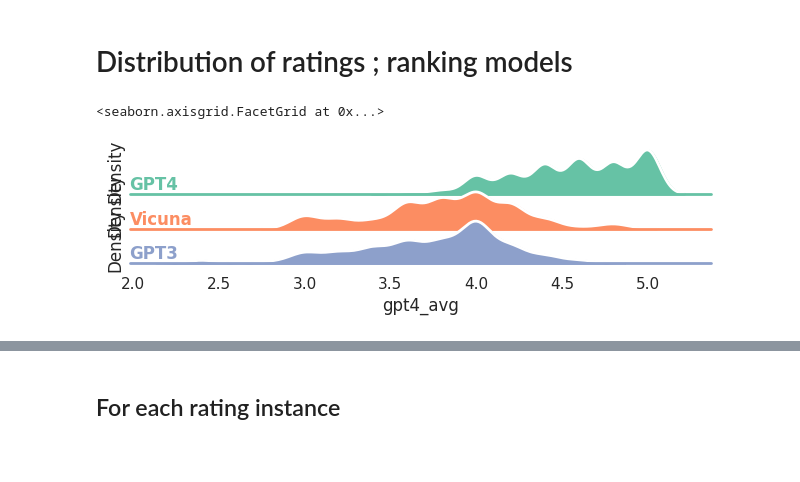
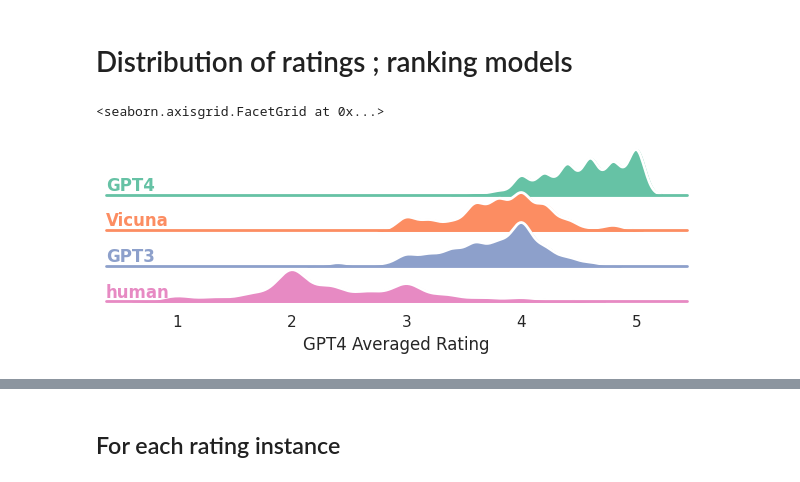
Before and after one commit to AntoineBellemare/DAT_GPT, a Jupyter notebook: notebook/machine_rating.ipynb, the cells around one changed output, grey strips where cells are left out. Cells and saved outputs as stored; diff of their text form; code cells hidden in the pictures; blank space fills up the shorter version.

Commit message:
machine rating

```diff
--- a/notebook/machine_rating.ipynb
+++ b/notebook/machine_rating.ipynb
@@ -156,33 +170,34 @@ sns.set(style="white", rc={"axes.facecolor": (0, 0, 0, 0)})
 
 # Create the data
 condition = 'flash-fiction'
 df = results_df.loc[(results_df['condition']==condition) &
-                    (results_df['temp']=='Mid') &
-                    (results_df['model']!='human')]
+                    (results_df['temp']=='Mid')]
 
 # Initialize the FacetGrid object
 g = sns.FacetGrid(df, row="model", hue="model", aspect=15, height=.5, palette='Set2')
 
 # Draw the densities in a few steps
 g.map(sns.kdeplot, "gpt4_avg", clip_on=False, fill=True, alpha=1, lw=1.5, bw_adjust=.5,)
 g.map(sns.kdeplot, "gpt4_avg", clip_on=False, color="w", lw=2, bw_adjust=.5,)
 g.map(plt.axhline, y=0, lw=2, clip_on=False)
 
 # Define and use a simple function to label the plot in axes coordinates
 def label(x, color, label):
     ax = plt.gca()
     ax.text(0, .2, label, fontweight="bold", color=color,
             ha="left", va="center", transform=ax.transAxes)
 
 g.map(label, "gpt4_avg")
 
 # Set the subplots to overlap
 g.fig.subplots_adjust(hspace=-.25)
 
 # Remove axes details that don't play well with overlap
 g.set_titles("")
+g.set_ylabels("")
+g.set_xlabels("GPT4 Averaged Rating")
 g.set(yticks=[])
 g.despine(bottom=True, left=True)
 # %% [output]
 <seaborn.axisgrid.FacetGrid at 0x...>
-[figure, old version]
+[figure, new version]
```
Also changed, not shown: parts of 18 cells of this notebook, 1 other file.
